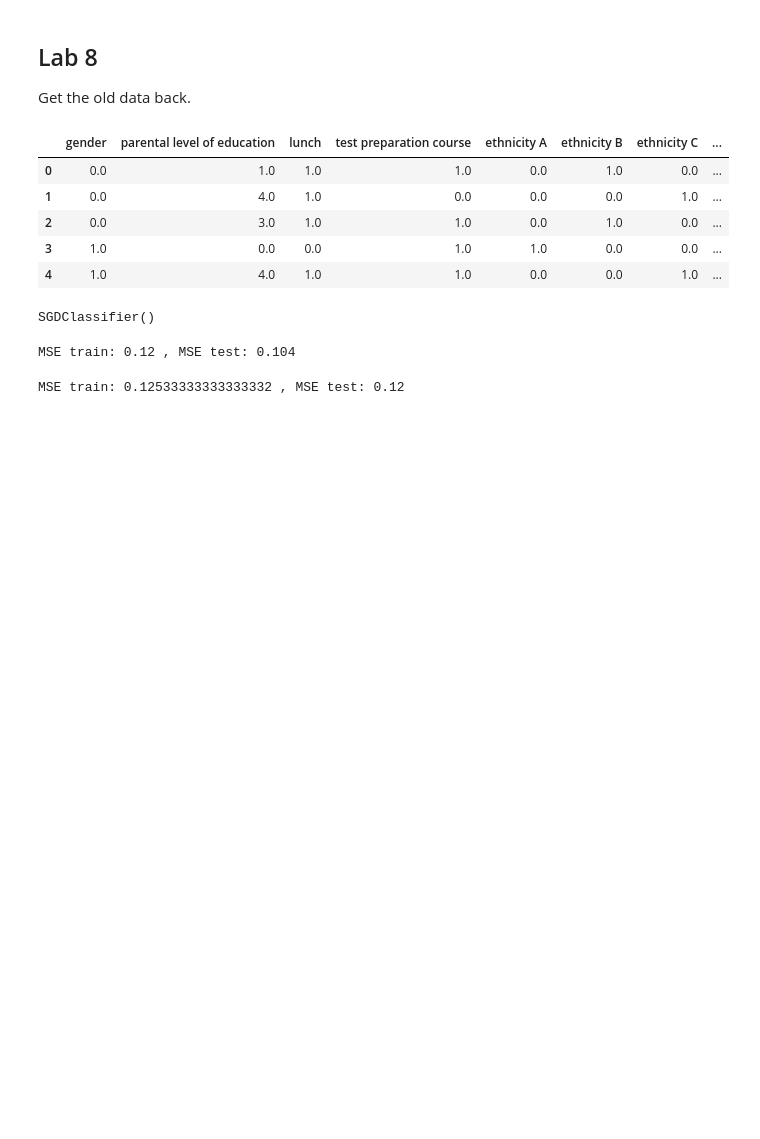
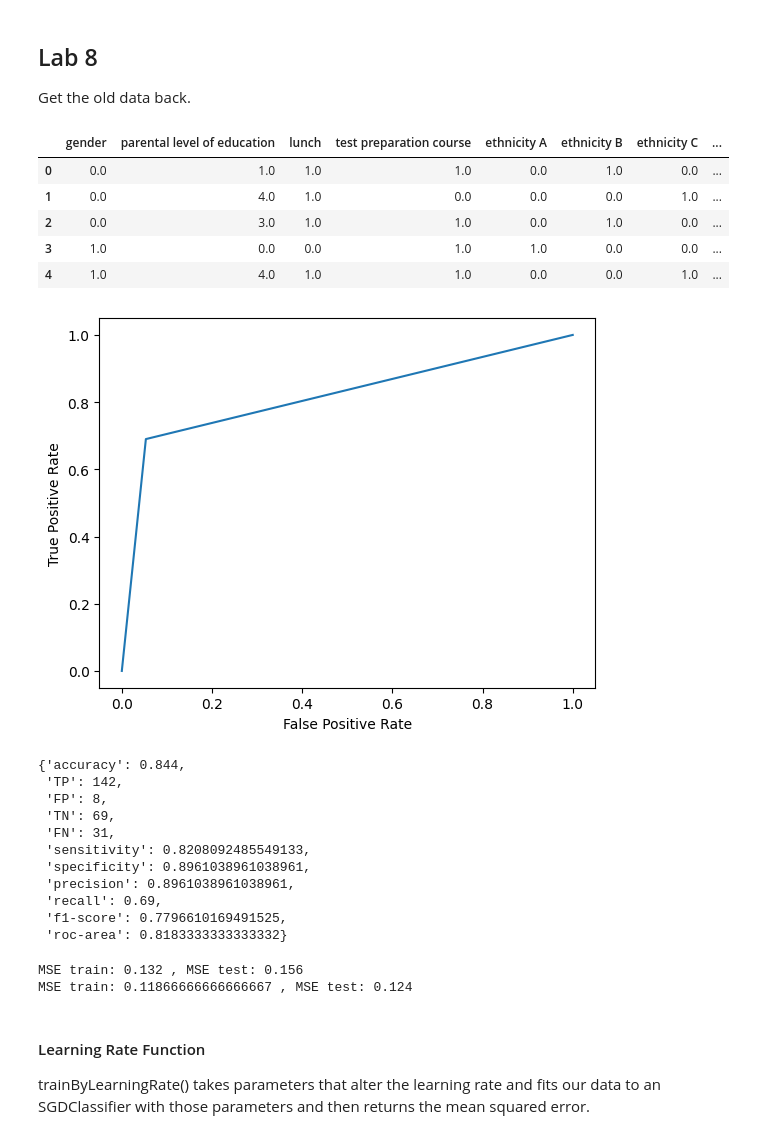
Before and after one commit to lascha212/F21DL, a Jupyter notebook: lab.ipynb, the cells around one changed output. Saved outputs shown, nothing was run; the diff lists cells and outputs as text; code cells hidden in the pictures; blank space fills up the shorter version.

```diff
--- a/lab.ipynb
+++ b/lab.ipynb
@@ -1081,22 +1081,38 @@ data_categorical_target = y[['math score']].apply(binFunction, axis=1)
 X_train, X_test, y_train, y_test = train_test_split(X_scaled, data_categorical_target)
 # %%
 from sklearn.linear_model import SGDClassifier
+from sklearn.linear_model import LogisticRegression
 
 clf = SGDClassifier(max_iter=1000, tol=1e-3)
 clf.fit(X_train, y_train)
+
+clf_reg = LogisticRegression(random_state=0).fit(X_train, y_train)
+predictions_reg = clf_reg.predict(X_test)
-# %% [output]
-SGDClassifier()
+# %%
+predictions = clf.predict(X_test)
+getMetrics(y_test, predictions)
+# %% [output]
+[figure, added]
+{'accuracy': 0.844,
+ 'TP': 142,
+ 'FP': 8,
+ 'TN': 69,
+ 'FN': 31,
+ 'sensitivity': 0.8208092485549133,
+ 'specificity': 0.8961038961038961,
+ 'precision': 0.8961038961038961,
+ 'recall': 0.69,
+ 'f1-score': 0.7796610169491525,
+ 'roc-area': 0.8183333333333332}
 # %%
-predictions = clf.predict(X_test)
-# getMetrics(y_test, predictions)
 from sklearn.metrics import mean_squared_error
+
 print('MSE train:', mean_squared_error(y_train, clf.predict(X_train)), ', MSE test:', mean_squared_error(y_test, predictions))
+
+print('MSE train:', mean_squared_error(y_train, clf_reg.predict(X_train)), ', MSE test:', mean_squared_error(y_test, predictions_reg))
 # %% [output]
-MSE train: 0.12 , MSE test: 0.104
+MSE train: 0.132 , MSE test: 0.156
+MSE train: 0.11866666666666667 , MSE test: 0.124
-# %%
-from sklearn.linear_model import LogisticRegression
-clf_reg = LogisticRegression(random_state=0).fit(X_train, y_train)
-predictions_reg = clf_reg.predict(X_test)
-print('MSE train:', mean_squared_error(y_train, clf_reg.predict(X_train)), ', MSE test:', mean_squared_error(y_test, predictions_reg))
-# %% [output]
-MSE train: 0.12533333333333332 , MSE test: 0.12
+# %% [markdown]
+#### Learning Rate Function
+trainByLearningRate() takes parameters that alter the learning rate and fits our data to an SGDClassifier with those parameters and then returns the mean squared error.
```
Also changed, not shown: parts of 52 cells of this notebook, 1 other file.
